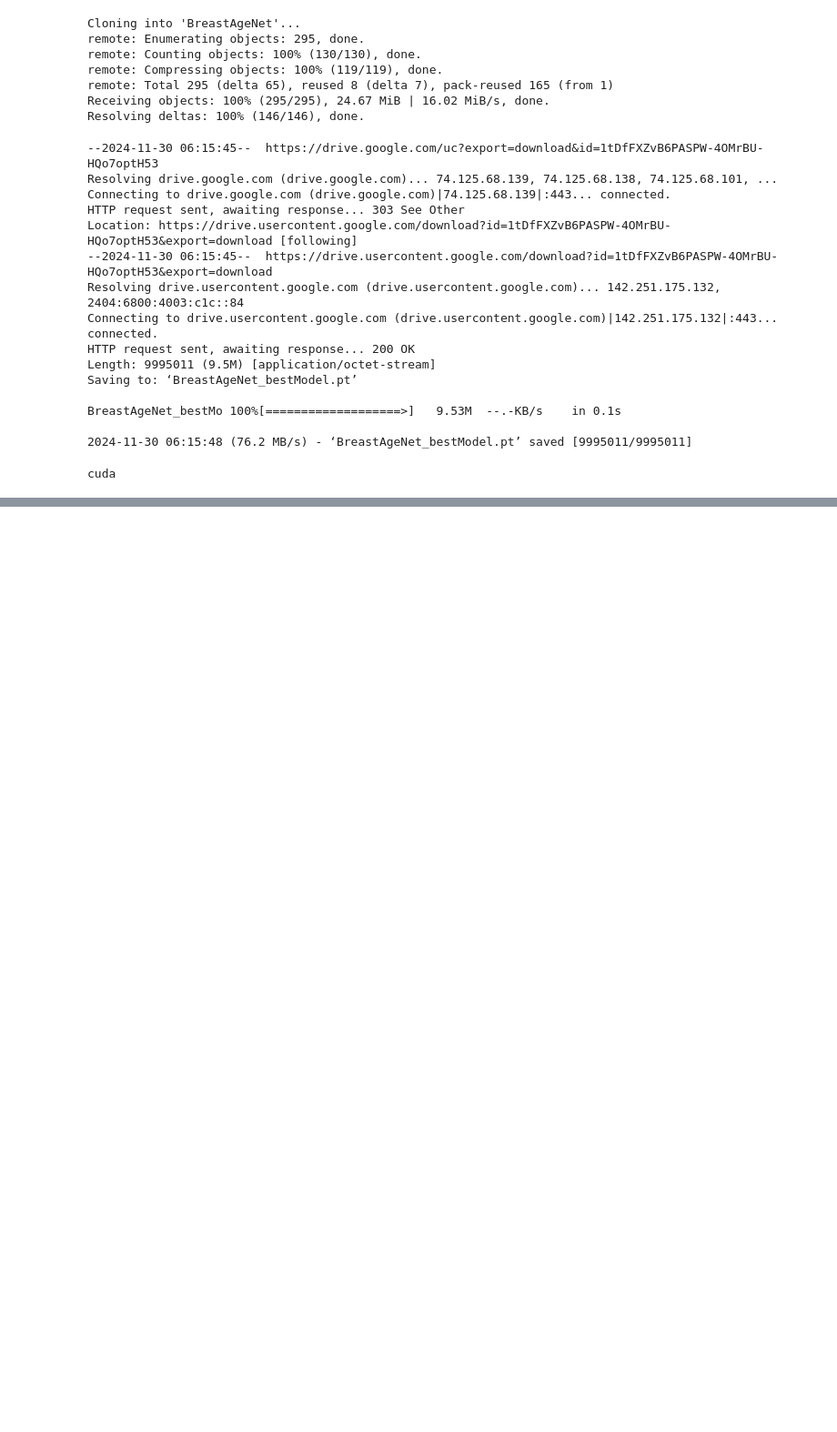
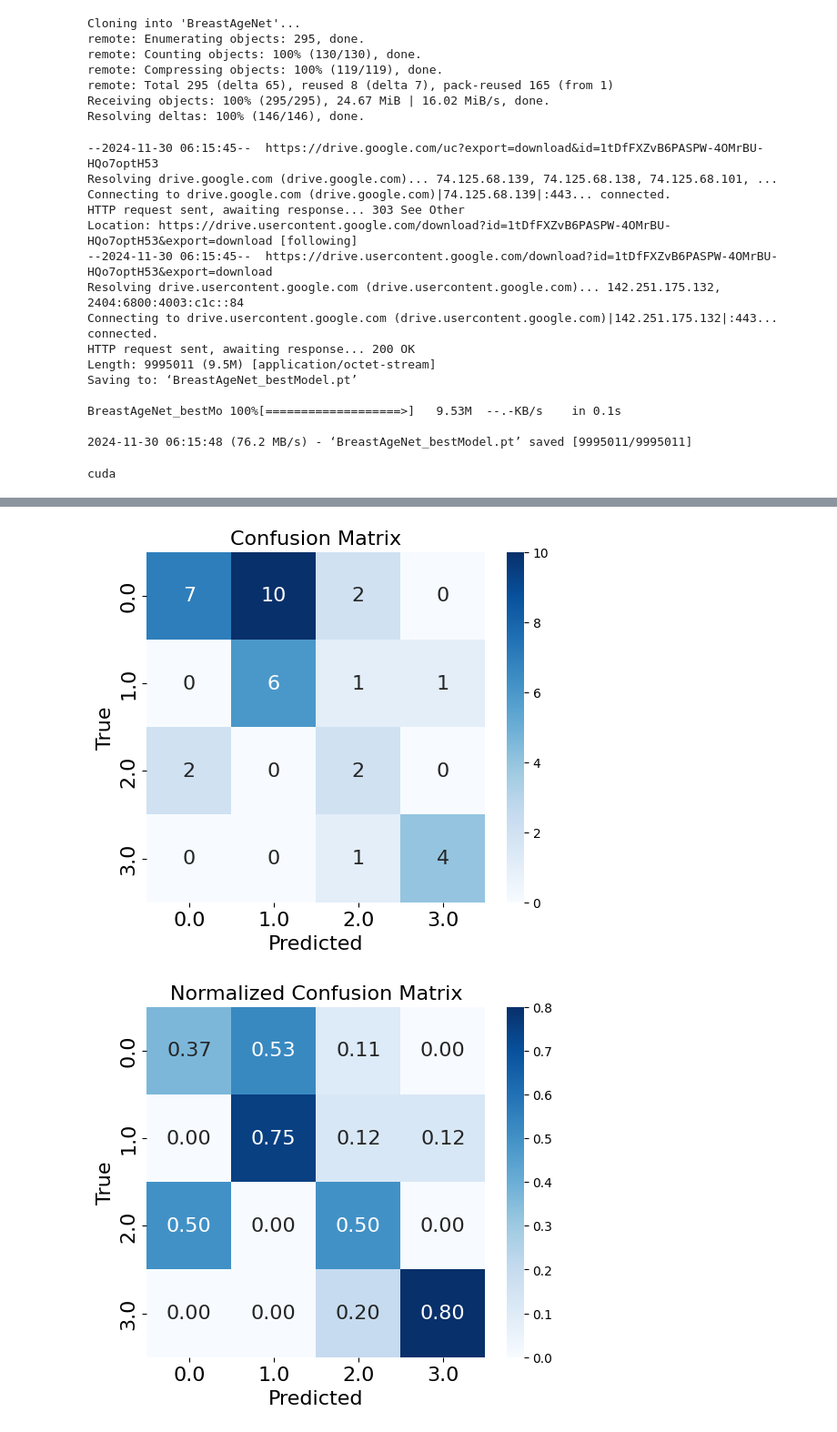
Before and after one commit to SiyuanChen726/BreastAgeNet, a Jupyter notebook: notebooks/inference.ipynb, the cells around one changed output, grey strips where cells are left out. Shown: that part at 91% size. Cells and saved outputs as stored; diff of their text form; code cells hidden in the pictures; blank space fills up the shorter version.

```diff
--- a/notebooks/inference.ipynb
+++ b/notebooks/inference.ipynb
@@ -186,0 +200,9 @@ df = pd.merge(df, clinic_df, on="wsi_id")
+# %%
+y_true = df_voted["age_group"].values
+y_pred = df_voted["final_prediction"].values
+
+plot_cm(y_true, y_pred)
+plot_cm_norm(y_true, y_pred)
+# %% [output]
+[figure, added]
+[figure, added]
```
Also changed, not shown: parts of 16 cells of this notebook.
